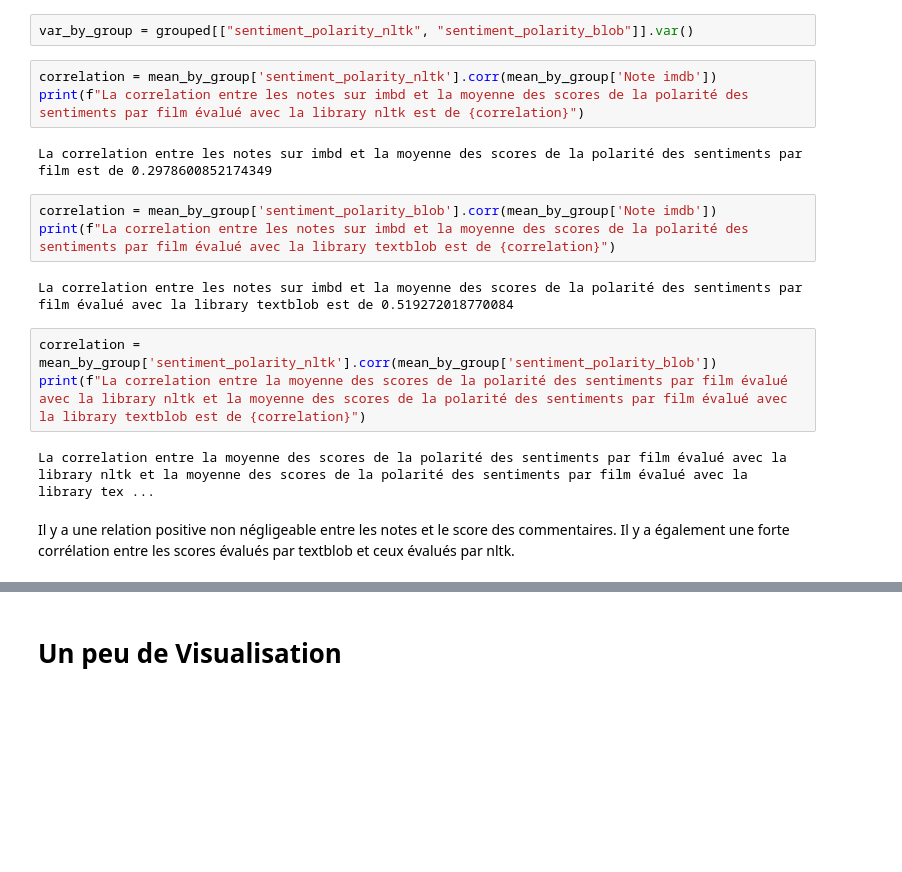
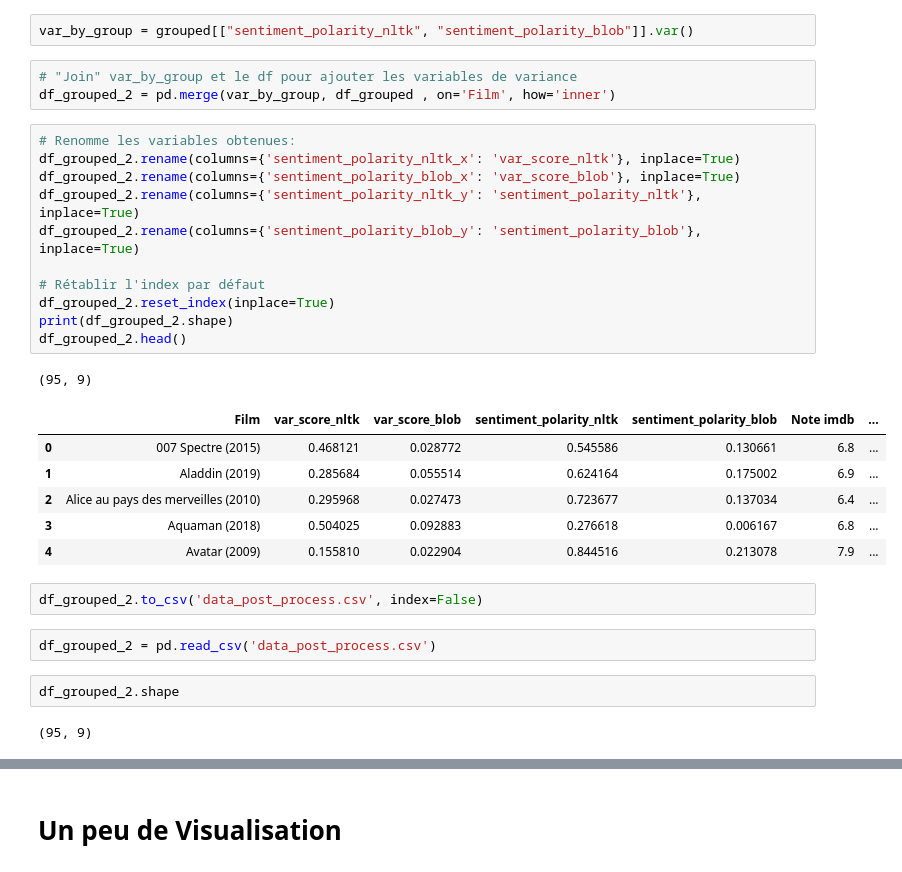
Before and after one commit to LouisArmand0/Projet_Python, a Jupyter notebook: NLP.ipynb, the cells around one changed output, grey strips where cells are left out. Drawn from its saved outputs; the diff is of its cells as text; blank space fills up the shorter version.

```diff
--- a/NLP.ipynb
+++ b/NLP.ipynb
@@ -271,19 +321,32 @@ Il peut être interessant de regarder aussi la variance des scores
 # %%
 var_by_group = grouped[["sentiment_polarity_nltk", "sentiment_polarity_blob"]].var()
-# %%
-correlation = mean_by_group['sentiment_polarity_nltk'].corr(mean_by_group['Note imdb'])
-print(f"La correlation entre les notes sur imbd et la moyenne des scores de la polarité des sentiments par film évalué avec la library nltk est de {correlation}")
-# %% [output]
-La correlation entre les notes sur imbd et la moyenne des scores de la polarité des sentiments par film est de 0.2978600852174349
-# %%
-correlation = mean_by_group['sentiment_polarity_blob'].corr(mean_by_group['Note imdb'])
-print(f"La correlation entre les notes sur imbd et la moyenne des scores de la polarité des sentiments par film évalué avec la library textblob est de {correlation}")
-# %% [output]
-La correlation entre les notes sur imbd et la moyenne des scores de la polarité des sentiments par film évalué avec la library textblob est de 0.519272018770084
-# %%
-correlation = mean_by_group['sentiment_polarity_nltk'].corr(mean_by_group['sentiment_polarity_blob'])
-print(f"La correlation entre la moyenne des scores de la polarité des sentiments par film évalué avec la library nltk et la moyenne des scores de la polarité des sentiments par film évalué avec la library textblob est de {correlation}")
-# %% [output]
-La correlation entre la moyenne des scores de la polarité des sentiments par film évalué avec la library nltk et la moyenne des scores de la polarité des sentiments par film évalué avec la library tex ...
-# %% [markdown]
-Il y a une relation positive non négligeable entre les notes et le score des commentaires. Il y a également une forte corrélation entre les scores évalués par textblob et ceux évalués par nltk.
+# %%
+# "Join" var_by_group et le df pour ajouter les variables de variance
+df_grouped_2 = pd.merge(var_by_group, df_grouped , on='Film', how='inner')
+# %%
+# Renomme les variables obtenues:
+df_grouped_2.rename(columns={'sentiment_polarity_nltk_x': 'var_score_nltk'}, inplace=True)
+df_grouped_2.rename(columns={'sentiment_polarity_blob_x': 'var_score_blob'}, inplace=True)
+df_grouped_2.rename(columns={'sentiment_polarity_nltk_y': 'sentiment_polarity_nltk'}, inplace=True)
+df_grouped_2.rename(columns={'sentiment_polarity_blob_y': 'sentiment_polarity_blob'}, inplace=True)
+
+# Rétablir l'index par défaut
+df_grouped_2.reset_index(inplace=True)
+print(df_grouped_2.shape)
+df_grouped_2.head()
+# %% [output]
+(95, 9)
+|  | Film | var_score_nltk | var_score_blob | sentiment_polarity_nltk | sentiment_polarity_blob | Note imdb | ... |
+| 0 | 007 Spectre (2015) | 0.468121 | 0.028772 | 0.545586 | 0.130661 | 6.8 | ... |
+| 1 | Aladdin (2019) | 0.285684 | 0.055514 | 0.624164 | 0.175002 | 6.9 | ... |
+| 2 | Alice au pays des merveilles (2010) | 0.295968 | 0.027473 | 0.723677 | 0.137034 | 6.4 | ... |
+| 3 | Aquaman (2018) | 0.504025 | 0.092883 | 0.276618 | 0.006167 | 6.8 | ... |
+| 4 | Avatar (2009) | 0.155810 | 0.022904 | 0.844516 | 0.213078 | 7.9 | ... |
+# %%
+df_grouped_2.to_csv('data_post_process.csv', index=False)
+# %%
+df_grouped_2 = pd.read_csv('data_post_process.csv')
+# %%
+df_grouped_2.shape
+# %% [output]
+(95, 9)
```
Also changed, not shown: parts of 54 cells of this notebook, 2 other files.
